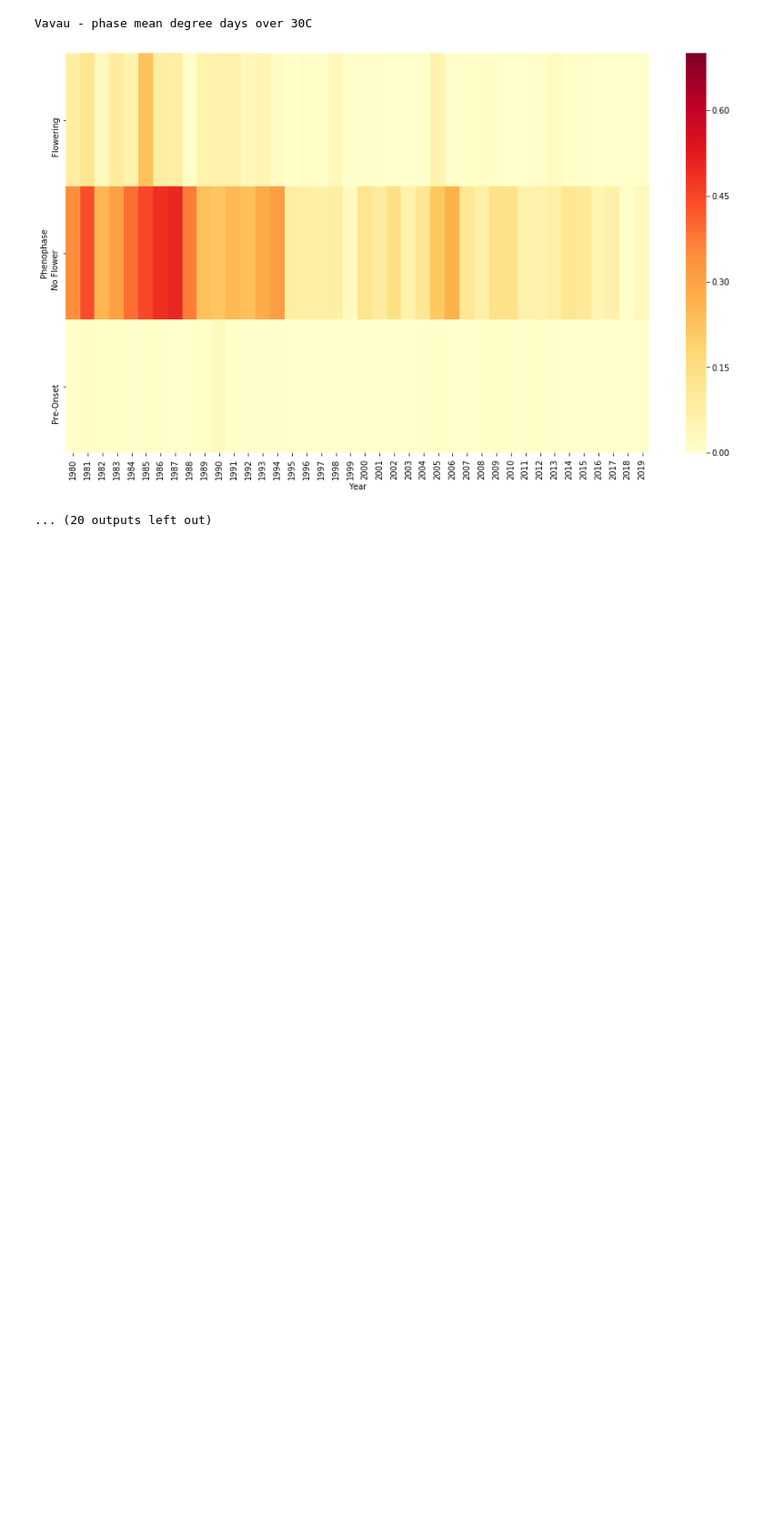
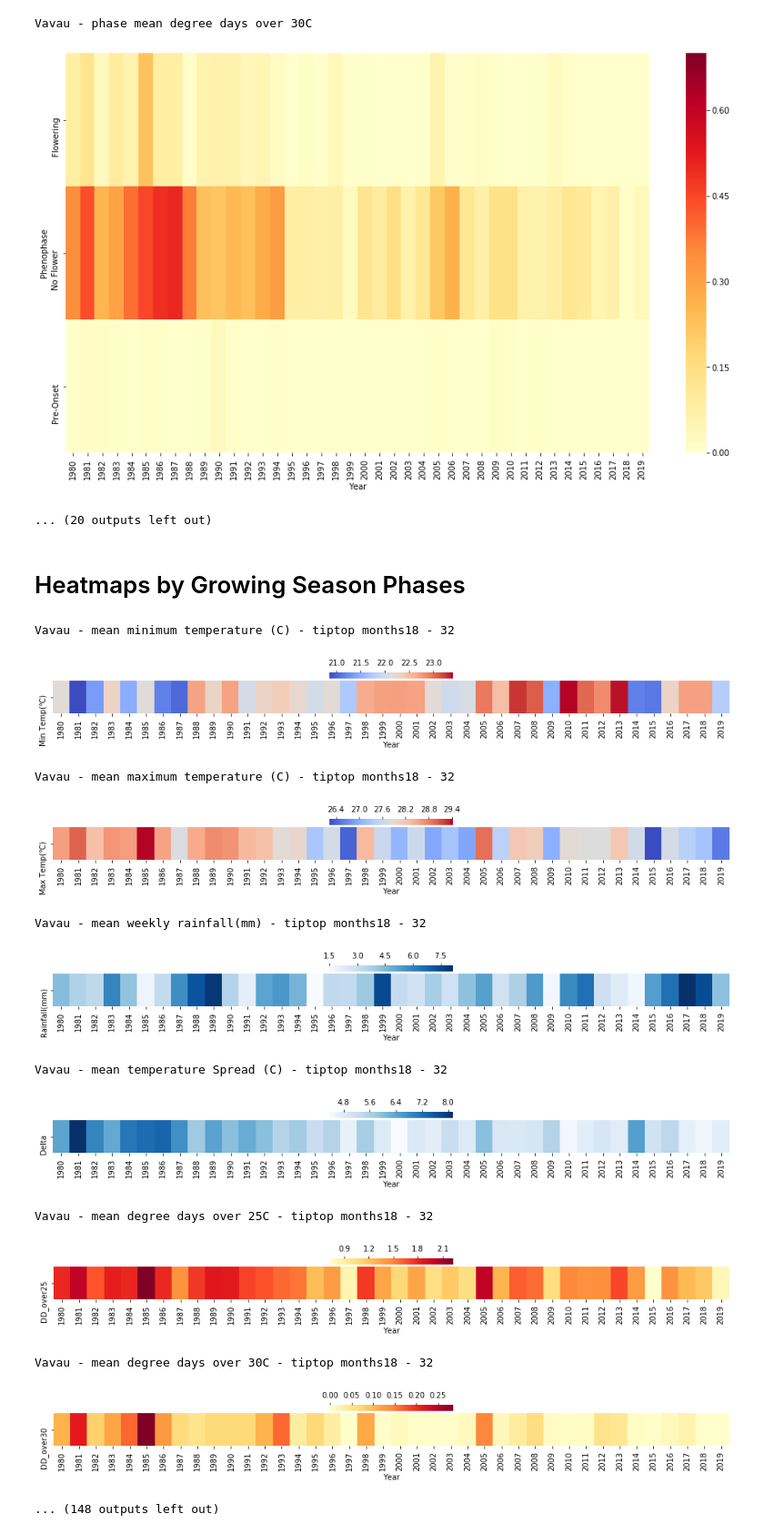
Before and after one commit to hradxy/tonga_met_data, a Jupyter notebook: Tonga MET Data Analysis.ipynb, the cells around one changed output. Shown at 91% size. Saved outputs shown, nothing was run; the diff lists cells and outputs as text; code cells hidden in the pictures; blank space fills up the shorter version.

```diff
--- a/Tonga MET Data Analysis.ipynb
+++ b/Tonga MET Data Analysis.ipynb
@@ -191,3 +191,47 @@ Vavau - phase mean degree days over 25C
 Vavau - phase mean degree days over 30C
 [figure]
 ... (20 outputs left out)
+# %% [markdown]
+# Heatmaps by Growing Season Phases
+# %%
+phases = {
+    'tiptop':[18,32,False],
+    'preonset':[20,36,False],
+    'pollination':[36,48,False],
+    'harvest':[13,32,False],
+    'podfill':[36,13,True]
+}
+# %%
+#Generating figures and writing to disk as PNG files
+for station in station_ids.keys():
+    #Read excel file into memory
+    frame_root = pd.read_excel(station+'-01011980 to '+end_date_filename+'.xls', header=0).fillna(np.nan)
+    #Generating heatmaps
+    for phase in phases:
+        lower = frame_root.Week>phases[phase][0]
+        upper = frame_root.Week>phases[phase][1]
+        dummy = phases[phase][2]
+        d_cut = (dummy & (lower | upper)) | ((1-dummy) & (lower & upper))
+        frame = frame_root[d_cut]
+        for figure in figure_dict.keys():
+            table_sum = pd.pivot_table(frame,columns='Year',values = figure_dict[figure]['df_column'],aggfunc=np.sum)
+            table_sum.to_excel(station+' - '+figure_dict[figure]['name']+' - '+phase+'.xls')
+            htmp = pd.pivot_table(frame,columns='Year',values = figure_dict[figure]['df_column'],aggfunc=np.mean)
+            fig, ax = plt.subplots(figsize=(16,1))
+            sns.heatmap(htmp, cmap=figure_dict[figure]['color'], cbar_kws = dict(use_gridspec=False,location="top"))
+            print(station+' - '+figure_dict[figure]['name']+' - '+phase+' months'+str(phases[phase][0])+' - '+str(phases[phase][1]))
+            plt.show()
+# %% [output]
+Vavau - mean minimum temperature (C) - tiptop months18 - 32
+[figure, added]
+Vavau - mean maximum temperature (C) - tiptop months18 - 32
+[figure, added]
+Vavau - mean weekly rainfall(mm) - tiptop months18 - 32
+[figure, added]
+Vavau - mean temperature Spread (C) - tiptop months18 - 32
+[figure, added]
+Vavau - mean degree days over 25C - tiptop months18 - 32
+[figure, added]
+Vavau - mean degree days over 30C - tiptop months18 - 32
+[figure, added]
+... (148 outputs left out)
```
Also changed, not shown: parts of 1 cell of this notebook.
